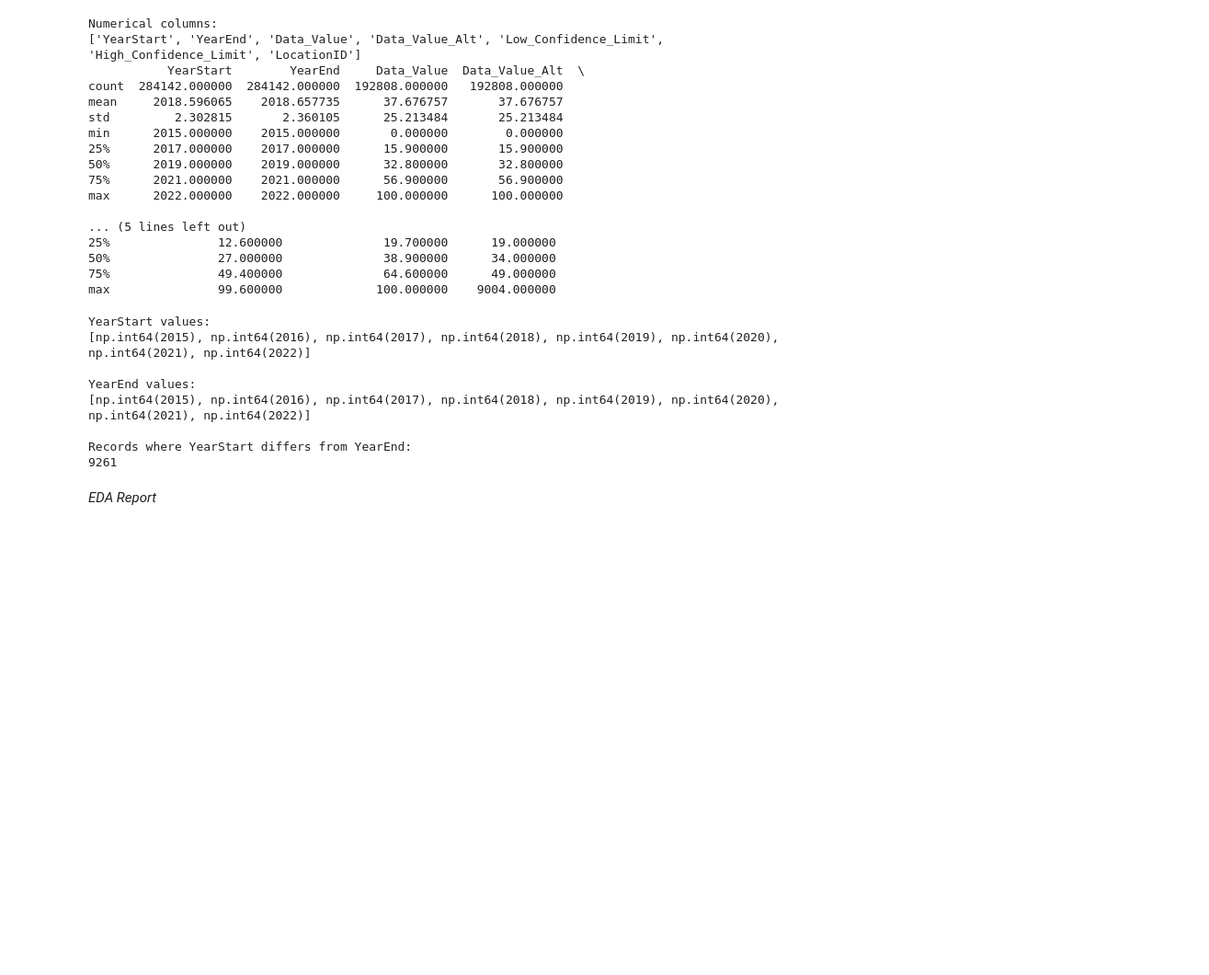
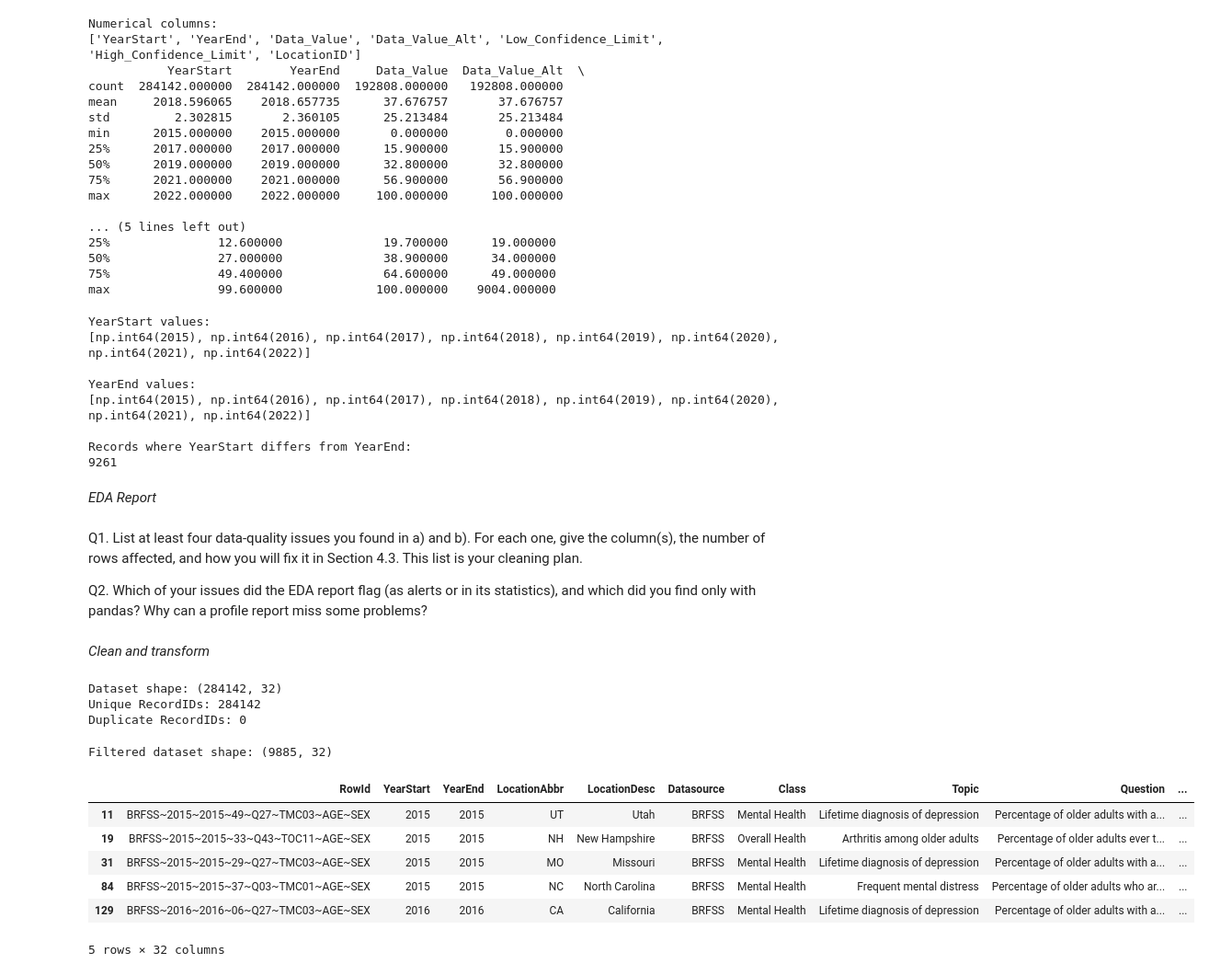
Before and after one commit to aadrianbocardo/project2, a Jupyter notebook: scripts/Thirumurugan_Bocardo_part2_alzheimer.ipynb, the cells around one changed output. Shown at 92% size. Saved outputs shown, nothing was run; the diff lists cells and outputs as text; code cells hidden in the pictures; blank space fills up the shorter version.

Commit message:
Part 2, section 3 code

```diff
--- a/scripts/Thirumurugan_Bocardo_part2_alzheimer.ipynb
+++ b/scripts/Thirumurugan_Bocardo_part2_alzheimer.ipynb
@@ -192,3 +192,68 @@ profile = ProfileReport(alzheimer,title="Alzheimer's Disease and Healthy Aging E
 
 # Save the report
 profile.to_file("../outputs/Thirumurugan_Bocardo_part2_alzheimer_EDA.html")
+# %% [markdown]
+Q1. List at least four data-quality issues you found in a) and b). For each one, give the column(s), the number of
+rows affected, and how you will fix it in Section 4.3. This list is your cleaning plan.
+
+
+Q2. Which of your issues did the EDA report flag (as alerts or in its statistics), and which did you find only with
+pandas? Why can a profile report miss some problems?
+# %% [markdown]
+*Clean and transform*
+# %%
+# Create a unique RecordID
+
+key_columns = [
+    "YearStart",
+    "YearEnd",
+    "LocationID",
+    "QuestionID",
+    "StratificationID1",
+    "StratificationID2"
+]
+
+alzheimer["RecordID"] = (
+    alzheimer[key_columns]
+    .astype(str)
+    .agg("_".join, axis=1)
+)
+
+print("Dataset shape:", alzheimer.shape)
+print("Unique RecordIDs:", alzheimer["RecordID"].nunique())
+print("Duplicate RecordIDs:", alzheimer["RecordID"].duplicated().sum())
+# %% [output]
+Dataset shape: (284142, 32)
+Unique RecordIDs: 284142
+Duplicate RecordIDs: 0
+# %%
+# Create the cleaned dataset
+
+# List of 50 states and Washington, DC
+states_dc = [
+    "AL", "AK", "AZ", "AR", "CA", "CO", "CT", "DE", "FL",
+    "GA", "HI", "ID", "IL", "IN", "IA", "KS", "KY", "LA",
+    "ME", "MD", "MA", "MI", "MN", "MS", "MO", "MT", "NE",
+    "NV", "NH", "NJ", "NM", "NY", "NC", "ND", "OH", "OK",
+    "OR", "PA", "RI", "SC", "SD", "TN", "TX", "UT", "VT",
+    "VA", "WA", "WV", "WI", "WY", "DC"
+]
+
+# Filter the target population
+clean = alzheimer[
+    (alzheimer["Stratification1"] == "65 years or older") &
+    (alzheimer["Stratification2"] == "Female") &
+    (alzheimer["LocationAbbr"].isin(states_dc))
+].copy()
+
+print("Filtered dataset shape:", clean.shape)
+display(clean.head())
+# %% [output]
+Filtered dataset shape: (9885, 32)
+|  | RowId | YearStart | YearEnd | LocationAbbr | LocationDesc | Datasource | Class | Topic | Question | ... |
+| 11 | BRFSS~2015~2015~49~Q27~TMC03~AGE~SEX | 2015 | 2015 | UT | Utah | BRFSS | Mental Health | Lifetime diagnosis of depression | Percentage of older adults with a... | ... |
+| 19 | BRFSS~2015~2015~33~Q43~TOC11~AGE~SEX | 2015 | 2015 | NH | New Hampshire | BRFSS | Overall Health | Arthritis among older adults | Percentage of older adults ever t... | ... |
+| 31 | BRFSS~2015~2015~29~Q27~TMC03~AGE~SEX | 2015 | 2015 | MO | Missouri | BRFSS | Mental Health | Lifetime diagnosis of depression | Percentage of older adults with a... | ... |
+| 84 | BRFSS~2015~2015~37~Q03~TMC01~AGE~SEX | 2015 | 2015 | NC | North Carolina | BRFSS | Mental Health | Frequent mental distress | Percentage of older adults who ar... | ... |
+| 129 | BRFSS~2016~2016~06~Q27~TMC03~AGE~SEX | 2016 | 2016 | CA | California | BRFSS | Mental Health | Lifetime diagnosis of depression | Percentage of older adults with a... | ... |
+5 rows × 32 columns
```
Also changed, not shown: parts of 8 cells of this notebook.
